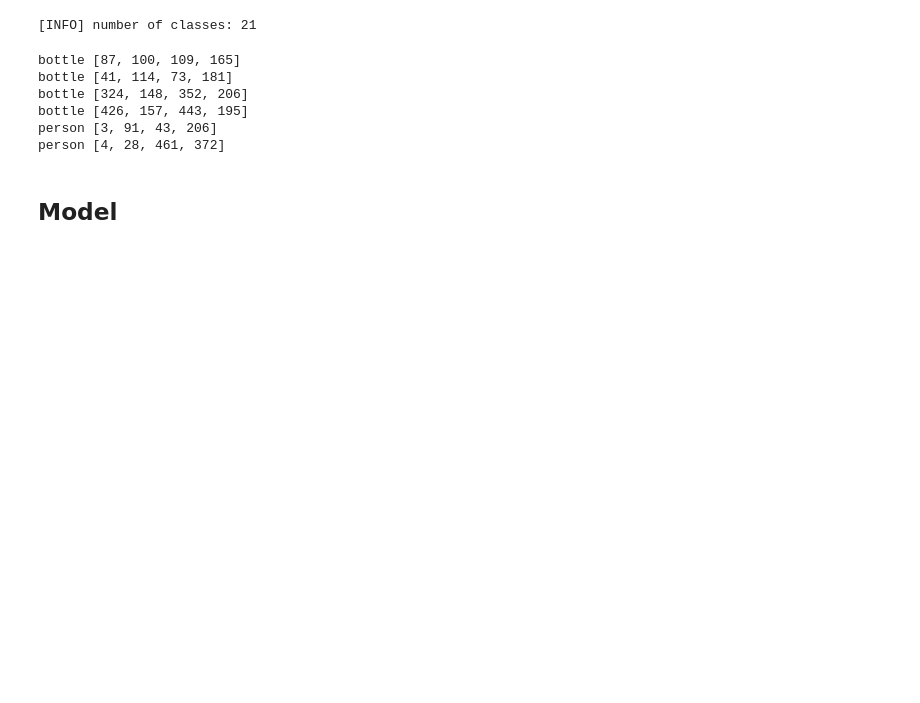
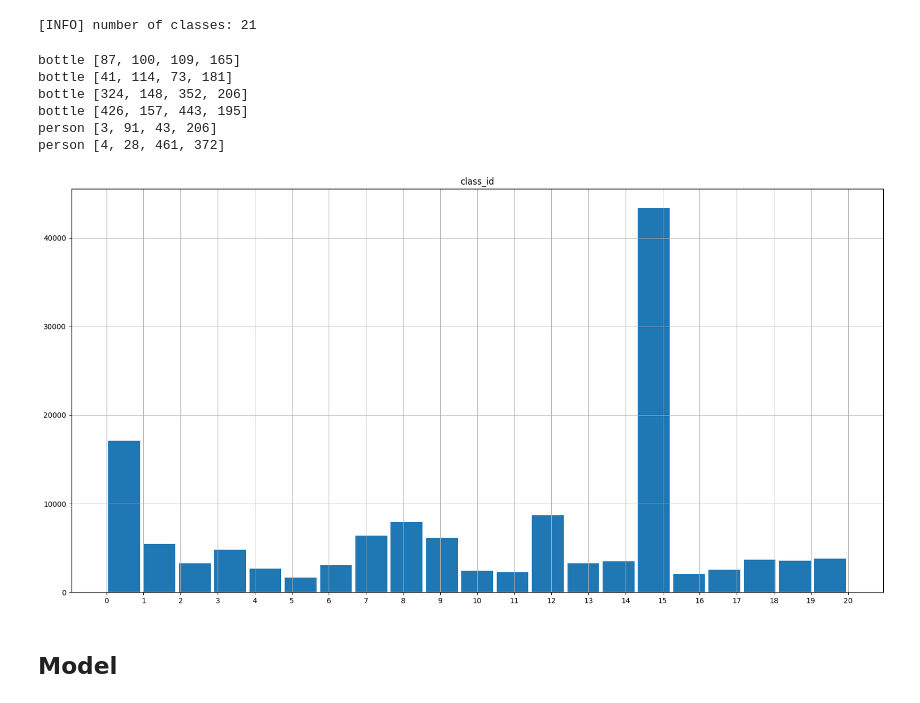
Before and after one commit to trminhnam/rcnn-object-detection-pytorch, a Jupyter notebook: RCNN.ipynb, the cells around one changed output. Cells and saved outputs as stored; diff of their text form; code cells hidden in the pictures; blank space fills up the shorter version.

```diff
--- a/RCNN.ipynb
+++ b/RCNN.ipynb
@@ -283,10 +284,10 @@ def parse_annotation(xml_path):
             continue
         class_id = classes.index(class_name)
         bndbox = member.find('bndbox')
-        x_min = int(bndbox.find('xmin').text)
-        y_min = int(bndbox.find('ymin').text)
-        x_max = int(bndbox.find('xmax').text)
-        y_max = int(bndbox.find('ymax').text)
+        x_min = int(float(bndbox.find('xmin').text))
+        y_min = int(float(bndbox.find('ymin').text))
+        x_max = int(float(bndbox.find('xmax').text))
+        y_max = int(float(bndbox.find('ymax').text))
         bboxes.append([x_min, y_min, x_max, y_max, class_id])
 
     return bboxes
@@ -302,14 +303,17 @@ bottle [426, 157, 443, 195]
 person [3, 91, 43, 206]
 person [4, 28, 461, 372]
 # %%
-MAX_OBJECTS = 5
+MAX_OBJECTS = 10
+BG_RATIO = 0.1
+
 df = pd.DataFrame(columns=['image_name', 'class_id', 'x_est', 'y_est', 'w_est', 'h_est', 'x_gt', 'y_gt', 'w_gt', 'h_gt'])
 
 if not os.path.exists(region_dir):
     os.makedirs(region_dir)
 
-dirs = os.listdir(annotation_dir)[:1000]
+dirs = os.listdir(annotation_dir)
 random.shuffle(dirs)
+dirs = dirs
 pbar = tqdm(dirs, desc="Parsing annotations", total=len(dirs), leave=True, position=0)
 
 for annotation_file in pbar:
@@ -325,8 +329,8 @@ for annotation_file in pbar:
 
         obj_counter = 0
         bg_counter = 0
+        is_object = False
 
-        is_object = False
         for i, (x, y, w, h) in enumerate(bboxes[:2000]):
             region = regions[i]
             est_bbox_xywh = (x, y, w, h)
@@ -345,12 +349,12 @@ for annotation_file in pbar:
                     train_labels.append((class_id, est_bbox_xywh, gt_bbox_xywh))
                     obj_counter += 1
 
-            if is_object == False and (bg_counter < 0.3 * MAX_OBJECTS or bg_counter == 0):
+            if is_object == False and (bg_counter < BG_RATIO * MAX_OBJECTS or bg_counter == 0):
                 train_images.append(region)
                 train_labels.append((0, est_bbox_xywh, gt_bbox_xywh))
                 bg_counter += 1
 
-            if obj_counter >= MAX_OBJECTS and bg_counter >= 0.3 * MAX_OBJECTS:
+            if obj_counter >= MAX_OBJECTS and bg_counter >= BG_RATIO * MAX_OBJECTS:
                 break
 
         for j, (img, label) in enumerate(zip(train_images, train_labels)):
@@ -358,6 +362,7 @@ for annotation_file in pbar:
             x_est, y_est, w_est, h_est = est_bbox_xywh
             x_gt, y_gt, w_gt, h_gt = gt_bbox_xywh
 
+            img = cv2.cvtColor(img, cv2.COLOR_RGB2BGR)
             img_name = f'{image_name.split(".")[0]}_{j}.jpg'
             cv2.imwrite(os.path.join(region_dir, img_name), img)
             tmp = {
@@ -375,6 +380,17 @@ for annotation_file in pbar:
         continue
 
 df.to_csv('dataset/regions.csv', index=False)
+# %%
+# plt.figure(figsize=(20, 10))
+# plt.hist(df['class_id'], bins=21)
+# plt.xticks(range(21))
+# plt.show()
+
+df.hist(column='class_id', bins=21, figsize=(20, 10), rwidth=0.9)
+plt.xticks(range(21))
+plt.show()
+# %% [output]
+[figure, added]
 # %%
 # print("[INFO] number of training images: {}".format(len(train_images)))
 # print("[INFO] number of training labels: {}".format(len(train_labels)))
```
Also changed, not shown: parts of 18 cells of this notebook.
